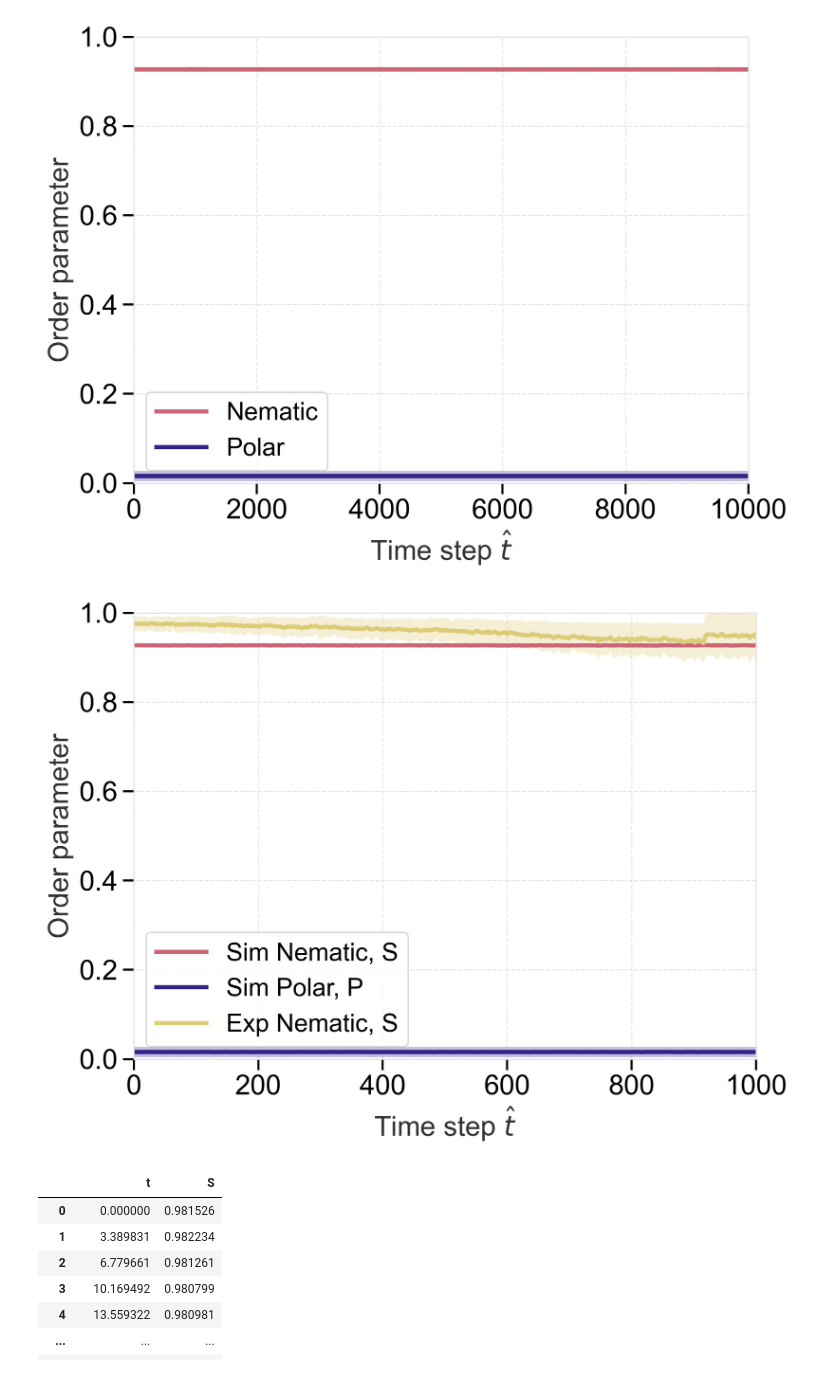
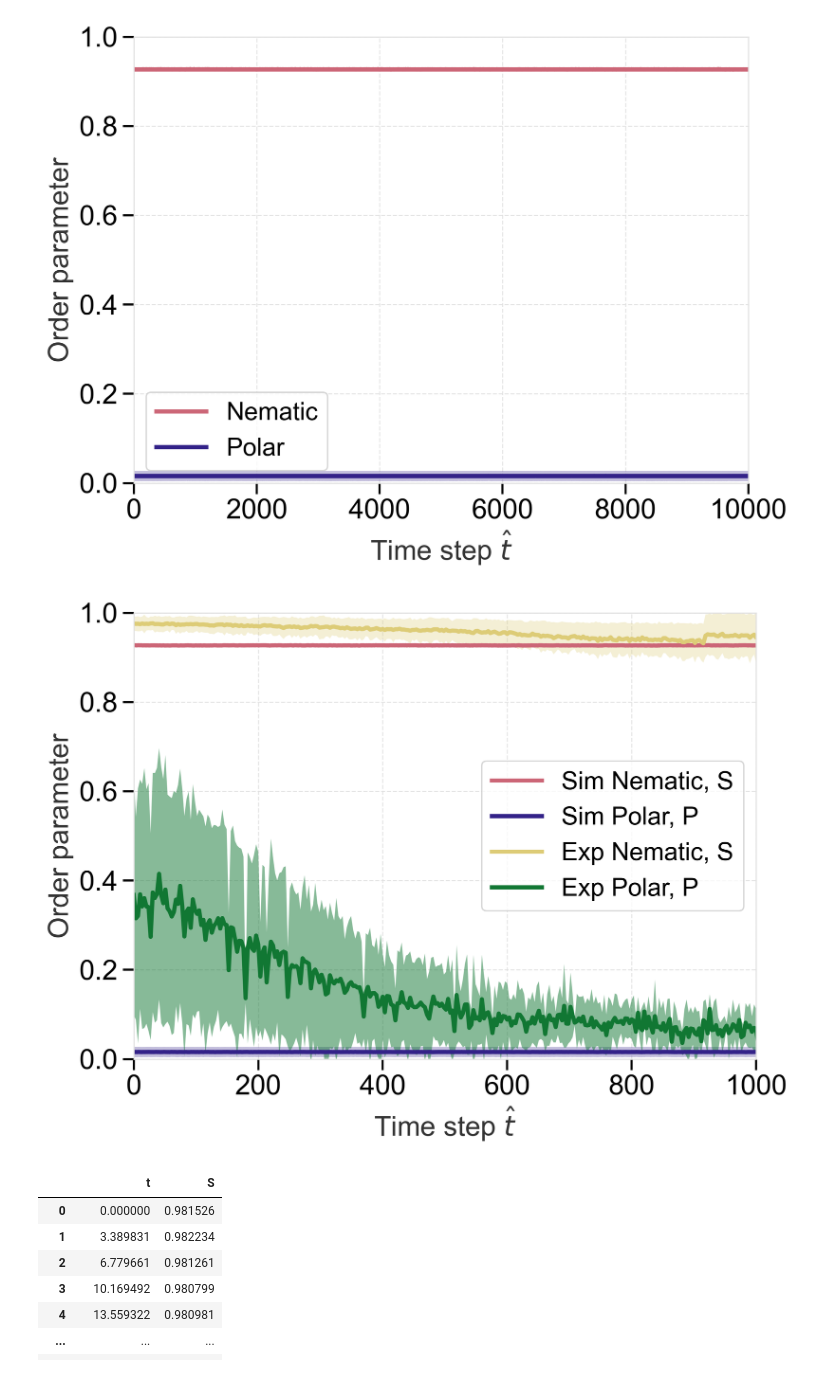
Before and after one commit to wppppupr/MTCargoSim, a Jupyter notebook: analysis/graph/order.ipynb, the cells around one changed output. Drawn from its saved outputs; the diff is of its cells as text; code cells hidden in the pictures.

```diff
--- a/analysis/graph/order.ipynb
+++ b/analysis/graph/order.ipynb
@@ -68,43 +68,63 @@ path1 = "/Volumes/My Passport/Sasaki/MTsingleBeads/20260122/exp001"
 path2 = "/Volumes/My Passport/Sasaki/MTsingleBeads/20260122/exp002"
 path3 = '/Volumes/My Passport/Sasaki/MTsingleBeads/20260121/beads_trans_crop_crop'
 path4 = '/Volumes/My Passport/Sasaki/MTsingleBeads/20260121/exp_crop1'
 
 
 tau = 1.18
+interval = 4
+
 fig, ax = plt.subplots()
 
 ax.plot(np.arange(S.shape[1]), np.mean(S, axis=0), label = 'Sim Nematic, S')
 ax.fill_between(np.arange(S.shape[1]), np.mean(S, axis=0) - np.std(S, axis=0), np.mean(S, axis=0) + np.std(S, axis=0), alpha=0.3)
 
 ax.plot(np.arange(P.shape[1]), np.mean(P, axis=0), label='Sim Polar, P')
 ax.fill_between(np.arange(P.shape[1]), np.mean(P, axis=0) - np.std(P, axis=0), np.mean(P, axis=0) + np.std(P, axis=0), alpha=0.3)
 
-OP_t = []
-OP_exp = []
+GS_t = []
+GS_exp = []
+GP_times = []
+GP_all = []
 
 for path in [path0, path1, path2, path3, path4]:
     order_path = os.path.join(path, 'order_parameter.zarr')
     order_zarr = zarr.open(order_path, mode='r')
-    OP_t.extend(order_zarr[0,:]/tau)
-    OP_exp.extend(order_zarr[1,:])
-    #ax.plot(OP_t, OP_exp, linestyle='-', color = "#333333", alpha = 0.1, zorder = 0)
+    GS_t.extend(order_zarr[0,:]/tau)
+    GS_exp.extend(order_zarr[1,:])
 
-OP_df = pd.DataFrame({'t': OP_t, 'S': OP_exp})
-exp_t = OP_df.groupby('t').mean().index
-exp_S = OP_df.groupby('t').mean()['S']
-exp_S_std = OP_df.groupby('t').std()['S']
+    globalP = os.path.join(path, "MTs_red_polar.zarr")
+    GP_array = zarr.open_array(globalP, mode='r')
+    GP_all.extend(GP_array[:])
+    GP_times.extend(np.arange(GP_array.shape[0]) * interval)
+
+GS_df = pd.DataFrame({'t': GS_t, 'S': GS_exp})
+exp_t = GS_df.groupby('t').mean().index
+exp_S = GS_df.groupby('t').mean()['S']
+exp_S_std = GS_df.groupby('t').std()['S']
+
 ax.plot(exp_t, exp_S, label='Exp Nematic, S')
 ax.fill_between(exp_t, exp_S - exp_S_std, exp_S + exp_S_std, alpha=0.3)
+
+
+GP_df = pd.DataFrame({
+    't': GP_times,
+    'P': GP_all
+})
+
+mean_GP = GP_df.groupby('t').mean().reset_index()
+std_GP = GP_df.groupby('t').std().reset_index()
+ax.plot(mean_GP['t']/tau, mean_GP['P'], label='Exp Polar, P')
+ax.fill_between(std_GP['t']/tau, mean_GP['P'] - std_GP['P'], mean_GP['P'] + std_GP['P'], alpha=0.5)
 
 ax.set(xlabel='Time step $\hat{t}$', ylabel='Order parameter', xlim = (0, 1e3), ylim = (0, 1))
 ax.legend()
 
 cd=os.getcwd()
 
 fig.savefig(f"{cd}/figure/order_parameter_exp.png", bbox_inches='tight')
 fig.savefig(f"{cd}/figure/order_parameter_exp.pdf", bbox_inches='tight')
 # %% [output]
-[figure, old version]
+[figure, new version]
 # %%
 OP_list = np.array([order_zarr[0,:]/tau, order_zarr[1,:]]).T
 # %%
```
Also changed, not shown: 2 other files.
